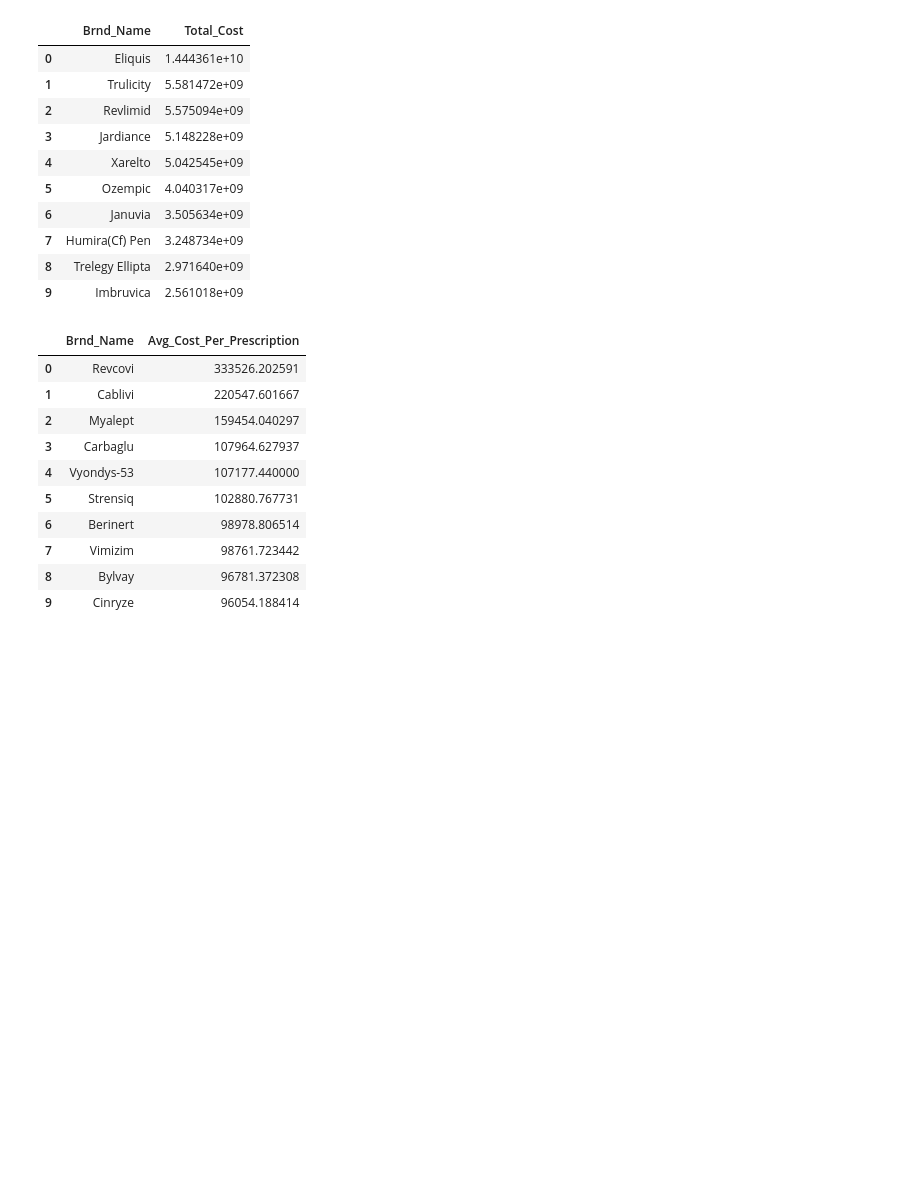
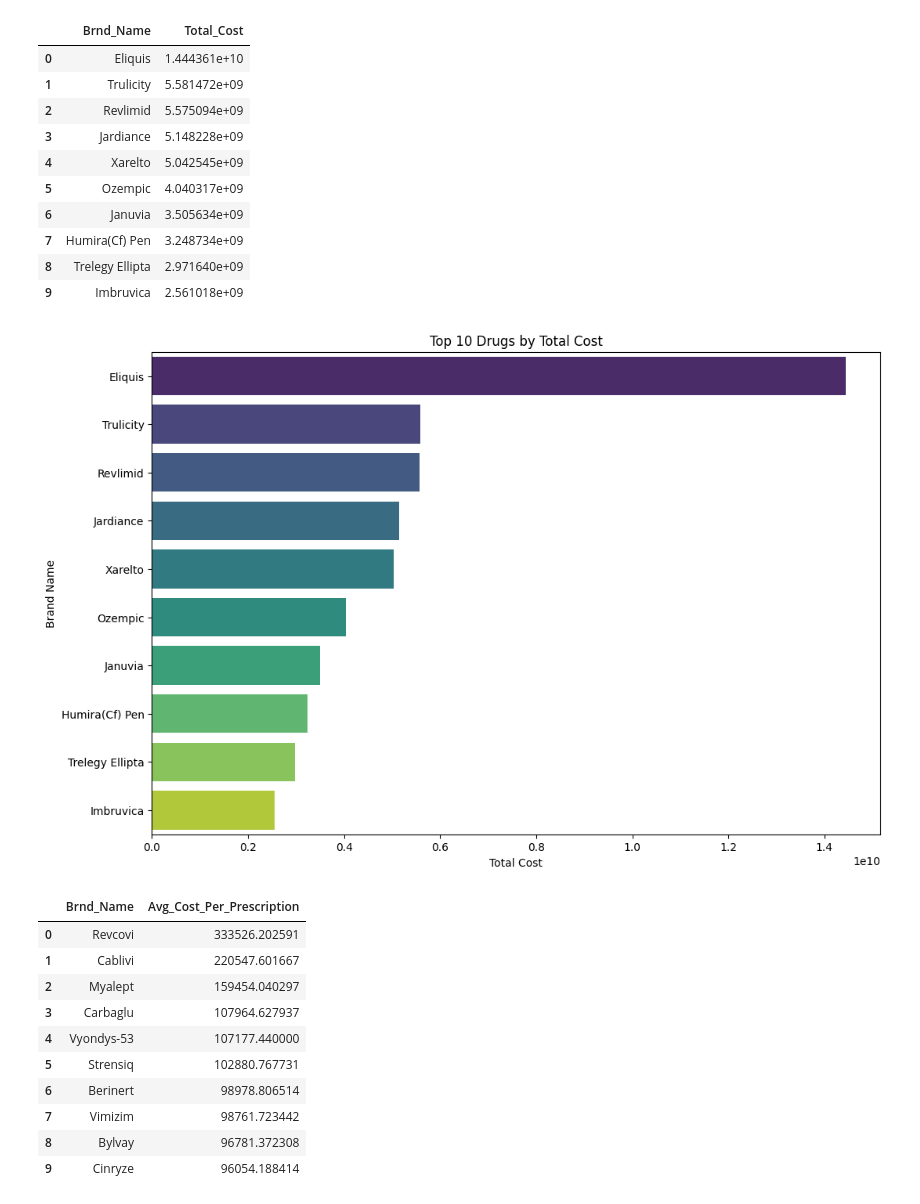
Before and after one commit to dillon-shearer/portfolio, a Jupyter notebook: prescription_Drugs_SQL/scripts/4_prescriptions_EDA.ipynb, the cells around one changed output. Saved outputs shown, nothing was run; the diff lists cells and outputs as text; code cells hidden in the pictures; blank space fills up the shorter version.

```diff
--- a/prescription_Drugs_SQL/scripts/4_prescriptions_EDA.ipynb
+++ b/prescription_Drugs_SQL/scripts/4_prescriptions_EDA.ipynb
@@ -130,6 +169,17 @@ total_cost_by_drug
 | 7 | Humira(Cf) Pen | 3.248734e+09 |
 | 8 | Trelegy Ellipta | 2.971640e+09 |
 | 9 | Imbruvica | 2.561018e+09 |
+# %%
+# Visualization for Total Cost by Drug
+plt.figure(figsize=(12, 8))
+sns.barplot(x='Total_Cost', y='Brnd_Name', hue='Brnd_Name', data=total_cost_by_drug, palette='viridis', dodge=False, legend=False)
+plt.title('Top 10 Drugs by Total Cost')
+plt.xlabel('Total Cost')
+plt.ylabel('Brand Name')
+plt.legend([],[], frameon=False)  # Hide the legend
+plt.show()
+# %% [output]
+[figure, added]
 # %%
 # Average Cost per Prescription by Drug
 query = """
```
Also changed, not shown: parts of 9 cells of this notebook.
